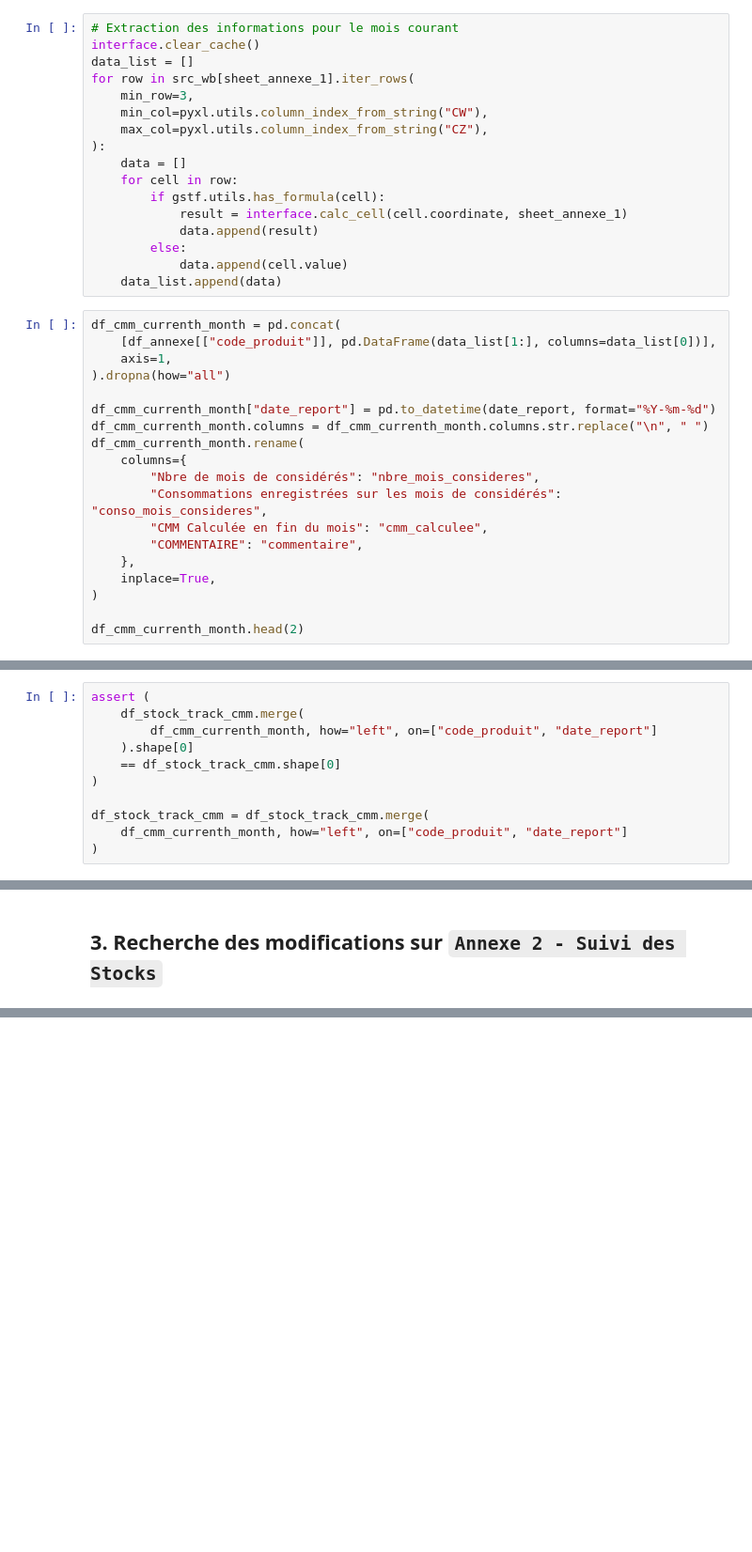
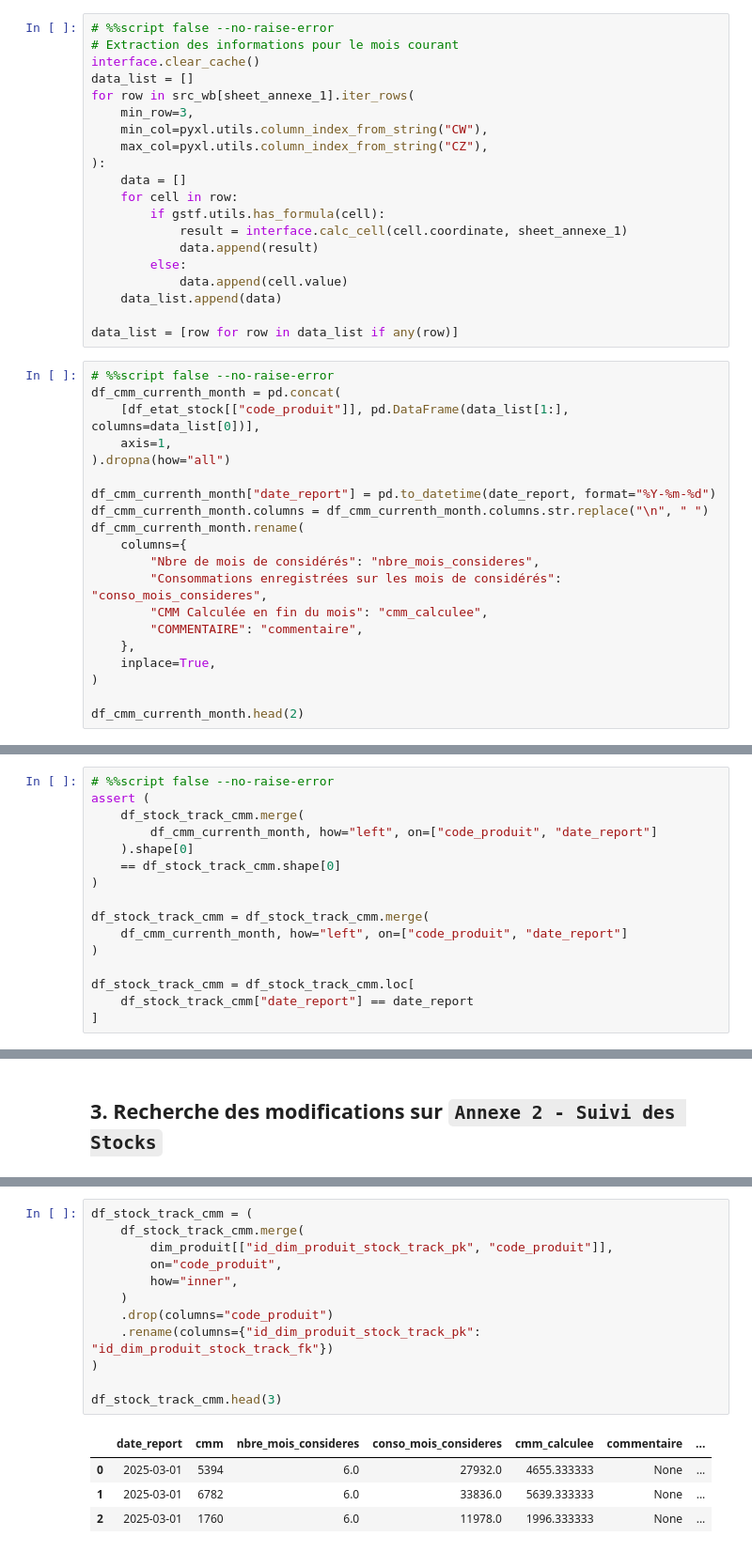
Before and after one commit to aanoble/logistics-stocks, a Jupyter notebook: fichier suivi des stocks/pipelines/actualisation fichier suivi stock.ipynb, the cells around one changed output, grey strips where cells are left out. Shown at 94% size. Saved outputs shown, nothing was run; the diff lists cells and outputs as text; blank space fills up the shorter version.

```diff
--- a/fichier suivi des stocks/pipelines/actualisation fichier suivi stock.ipynb
+++ b/fichier suivi des stocks/pipelines/actualisation fichier suivi stock.ipynb
@@ -569,6 +708,7 @@ df_stock_track_cmm["date_report"] = (
     .astype("<M8[ns]")
 )
 # %%
+# %%script false --no-raise-error
 # Extraction des informations pour le mois courant
 interface.clear_cache()
 data_list = []
@@ -585,9 +725,12 @@ for row in src_wb[sheet_annexe_1].iter_rows(
         else:
             data.append(cell.value)
     data_list.append(data)
+
+data_list = [row for row in data_list if any(row)]
 # %%
+# %%script false --no-raise-error
 df_cmm_currenth_month = pd.concat(
-    [df_annexe[["code_produit"]], pd.DataFrame(data_list[1:], columns=data_list[0])],
+    [df_etat_stock[["code_produit"]], pd.DataFrame(data_list[1:], columns=data_list[0])],
     axis=1,
 ).dropna(how="all")
 
@@ -607,4 +754,5 @@ df_cmm_currenth_month.head(2)
 # %%
+# %%script false --no-raise-error
 assert (
     df_stock_track_cmm.merge(
         df_cmm_currenth_month, how="left", on=["code_produit", "date_report"]
@@ -615,4 +763,8 @@ assert (
 df_stock_track_cmm = df_stock_track_cmm.merge(
     df_cmm_currenth_month, how="left", on=["code_produit", "date_report"]
 )
+
+df_stock_track_cmm = df_stock_track_cmm.loc[
+    df_stock_track_cmm["date_report"] == date_report
+]
 # %%
@@ -725,0 +1310,17 @@ df_annexe.head(3)
+# %%
+df_stock_track_cmm = (
+    df_stock_track_cmm.merge(
+        dim_produit[["id_dim_produit_stock_track_pk", "code_produit"]],
+        on="code_produit",
+        how="inner",
+    )
+    .drop(columns="code_produit")
+    .rename(columns={"id_dim_produit_stock_track_pk": "id_dim_produit_stock_track_fk"})
+)
+
+df_stock_track_cmm.head(3)
+# %% [output]
+|  | date_report | cmm | nbre_mois_consideres | conso_mois_consideres | cmm_calculee | commentaire | ... |
+| 0 | 2025-03-01 | 5394 | 6.0 | 27932.0 | 4655.333333 | None | ... |
+| 1 | 2025-03-01 | 6782 | 6.0 | 33836.0 | 5639.333333 | None | ... |
+| 2 | 2025-03-01 | 1760 | 6.0 | 11978.0 | 1996.333333 | None | ... |
```
Also changed, not shown: parts of 101 cells of this notebook, 14 other files.
